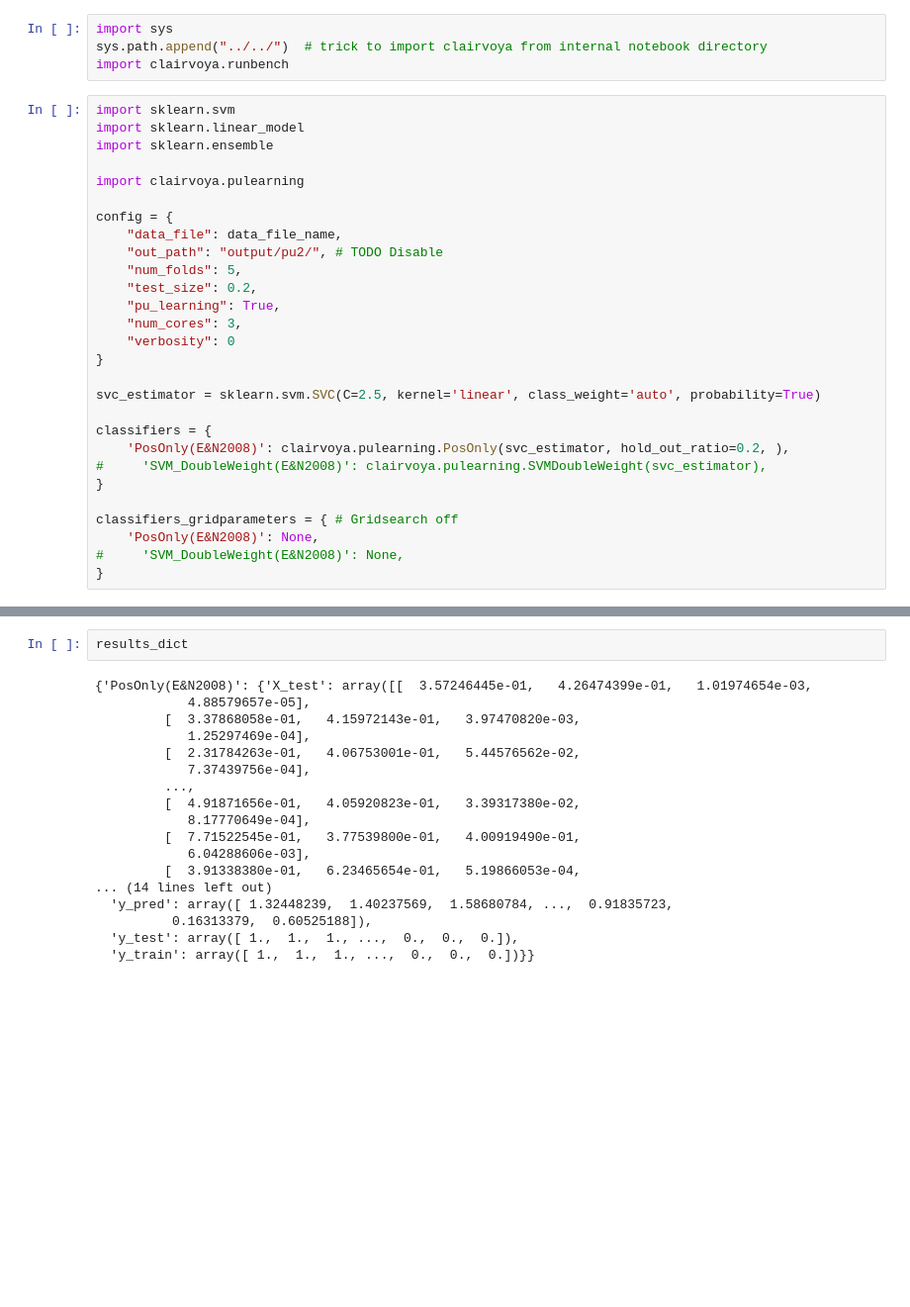
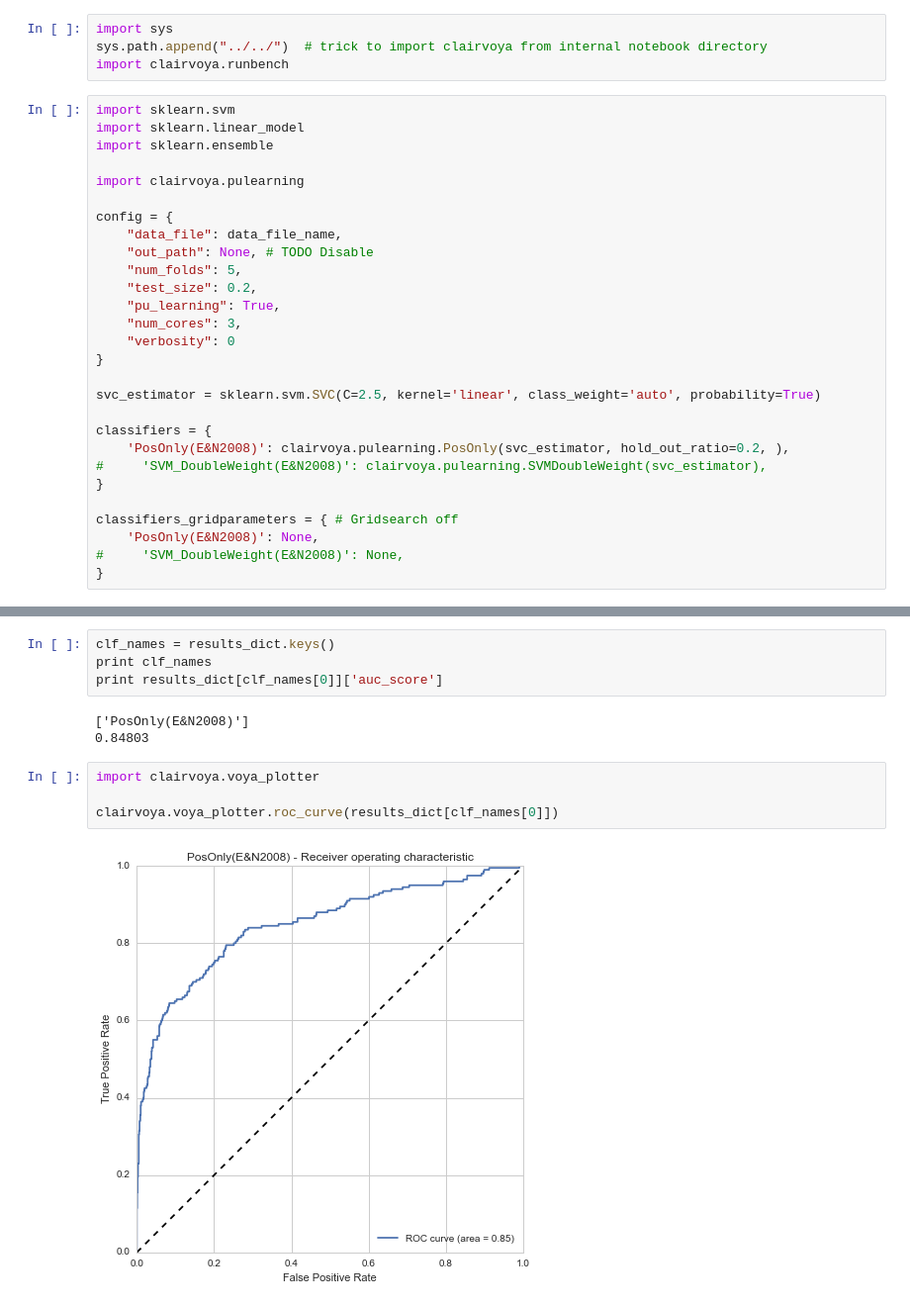
Before and after one commit to lcreyes/GI, a Jupyter notebook: notebook/Example Benchmarking in Jupyter.ipynb, the cells around one changed output, grey strips where cells are left out. Shown: that part at 99% size. Cells and saved outputs as stored; diff of their text form; blank space fills up the shorter version.

Commit message:
Example notebook updated with results_dict and plotting examples, output plots are disabled if out_path is None, cleaned up TODOs

```diff
--- a/notebook/Example Benchmarking in Jupyter.ipynb
+++ b/notebook/Example Benchmarking in Jupyter.ipynb
@@ -69,7 +69,7 @@ import clairvoya.pulearning
 
 config = {
     "data_file": data_file_name,
-    "out_path": "output/pu2/", # TODO Disable
+    "out_path": None, # TODO Disable
     "num_folds": 5,
     "test_size": 0.2,
     "pu_learning": True,
@@ -97,20 +95,13 @@ The `results_dict` gives output of most required parameters per classifer
-# %%
-results_dict
-# %% [output]
-{'PosOnly(E&N2008)': {'X_test': array([[  3.57246445e-01,   4.26474399e-01,   1.01974654e-03,
-            4.88579657e-05],
-         [  3.37868058e-01,   4.15972143e-01,   3.97470820e-03,
-            1.25297469e-04],
-         [  2.31784263e-01,   4.06753001e-01,   5.44576562e-02,
-            7.37439756e-04],
-         ...,
-         [  4.91871656e-01,   4.05920823e-01,   3.39317380e-02,
-            8.17770649e-04],
-         [  7.71522545e-01,   3.77539800e-01,   4.00919490e-01,
-            6.04288606e-03],
-         [  3.91338380e-01,   6.23465654e-01,   5.19866053e-04,
-... (14 lines left out)
-  'y_pred': array([ 1.32448239,  1.40237569,  1.58680784, ...,  0.91835723,
-          0.16313379,  0.60525188]),
-  'y_test': array([ 1.,  1.,  1., ...,  0.,  0.,  0.]),
-  'y_train': array([ 1.,  1.,  1., ...,  0.,  0.,  0.])}}
+# %%
+clf_names = results_dict.keys()
+print clf_names
+print results_dict[clf_names[0]]['auc_score']
+# %% [output]
+['PosOnly(E&N2008)']
+0.84803
+# %%
+import clairvoya.voya_plotter
+
+clairvoya.voya_plotter.roc_curve(results_dict[clf_names[0]])
+# %% [output]
+[figure, added]
```
Also changed, not shown: parts of 3 cells of this notebook, 3 other files.
